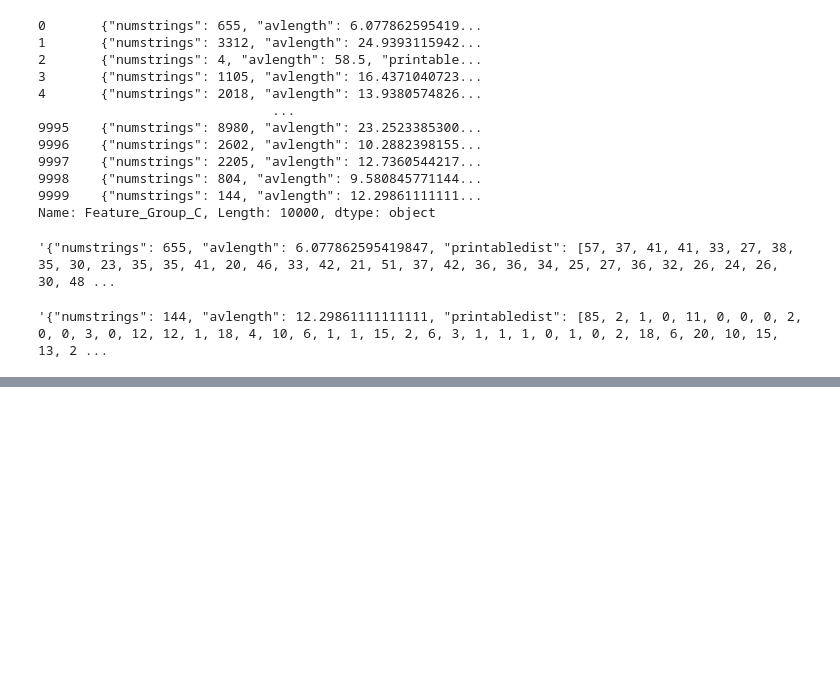
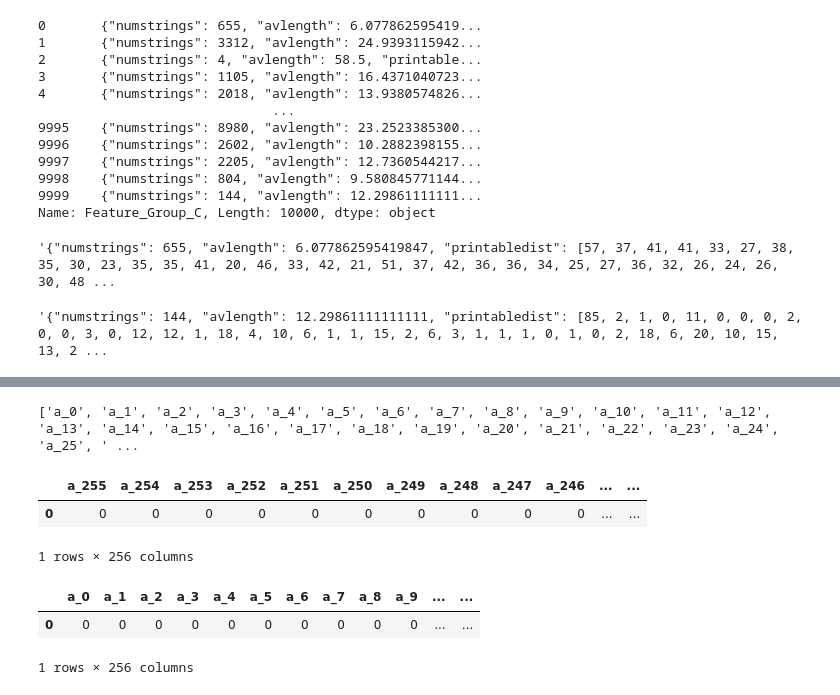
Before and after one commit to Hoseo-IELab/Hoseo_AI_Competition, a Jupyter notebook: Acc100.ipynb, the cells around one changed output, grey strips where cells are left out. Cells and saved outputs as stored; diff of their text form; code cells hidden in the pictures; blank space fills up the shorter version.

```diff
--- a/Acc100.ipynb
+++ b/Acc100.ipynb
@@ -174,0 +214,6 @@ train_df.head()
+# %%
+for x in range(len(modify_feature_group_A[x])):
+    if len(modify_feature_group_A[x].split(',')) == 256:
+        print("pass")
+    else:
+        print("Alert_Alert_Alert_Alert_Alert_Alert_Alert_Alert_")
@@ -174,0 +240,9 @@ train_df.head()
+# %%
+empty_list = []
+
+for x in range(256):
+    empty_list.append("a_%d" % (x))
+
+print(empty_list)
+# %% [output]
+['a_0', 'a_1', 'a_2', 'a_3', 'a_4', 'a_5', 'a_6', 'a_7', 'a_8', 'a_9', 'a_10', 'a_11', 'a_12', 'a_13', 'a_14', 'a_15', 'a_16', 'a_17', 'a_18', 'a_19', 'a_20', 'a_21', 'a_22', 'a_23', 'a_24', 'a_25', ' ...
@@ -174,0 +252,12 @@ train_df.head()
+# %%
+feature_group_a_df
+# %% [output]
+|  | a_255 | a_254 | a_253 | a_252 | a_251 | a_250 | a_249 | a_248 | a_247 | a_246 | ... | ... |
+| 0 | 0 | 0 | 0 | 0 | 0 | 0 | 0 | 0 | 0 | 0 | ... | ... |
+1 rows × 256 columns
+# %%
+feature_group_a_df[empty_list]
+# %% [output]
+|  | a_0 | a_1 | a_2 | a_3 | a_4 | a_5 | a_6 | a_7 | a_8 | a_9 | ... | ... |
+| 0 | 0 | 0 | 0 | 0 | 0 | 0 | 0 | 0 | 0 | 0 | ... | ... |
+1 rows × 256 columns
```
Also changed, not shown: parts of 18 cells of this notebook.
